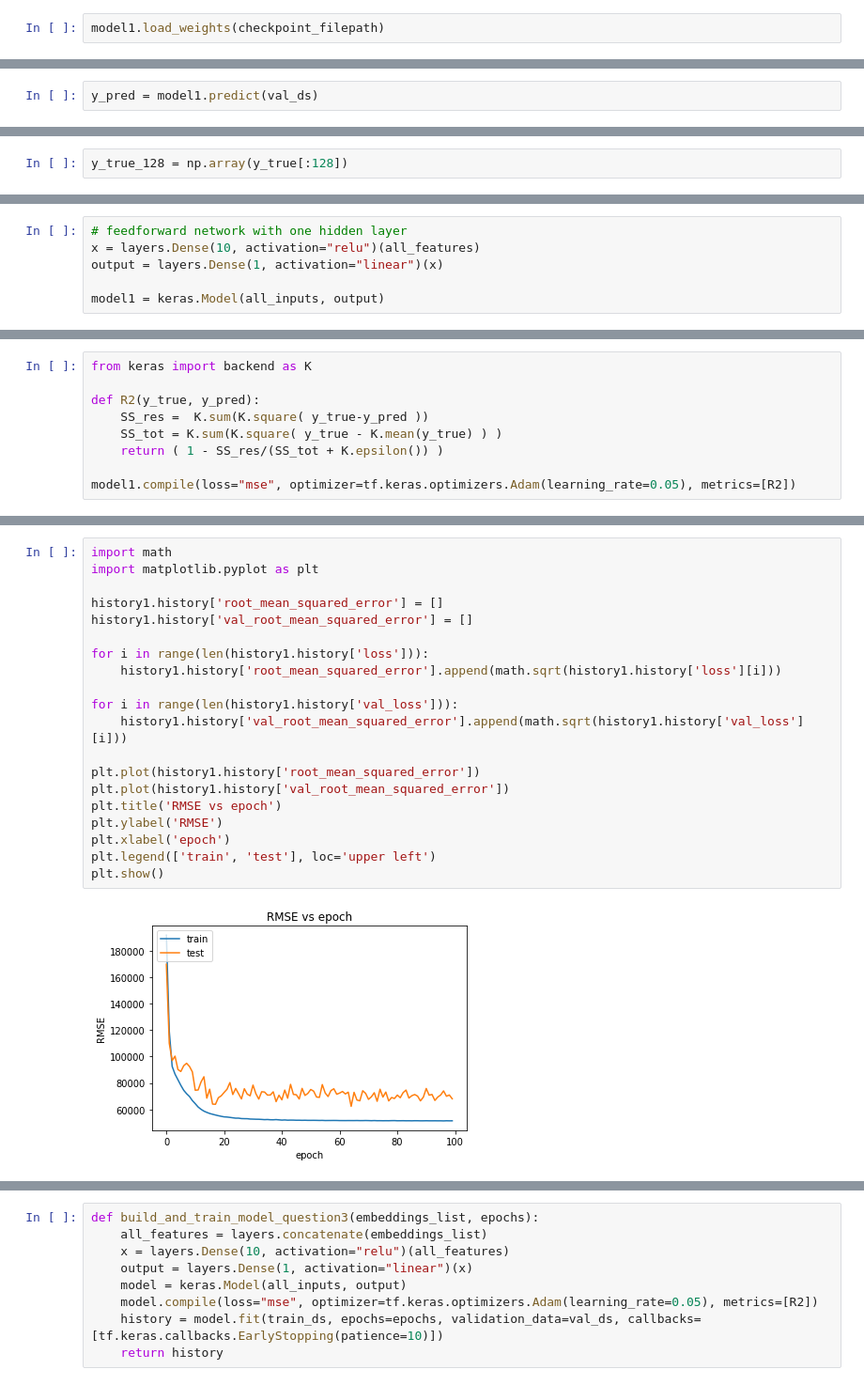
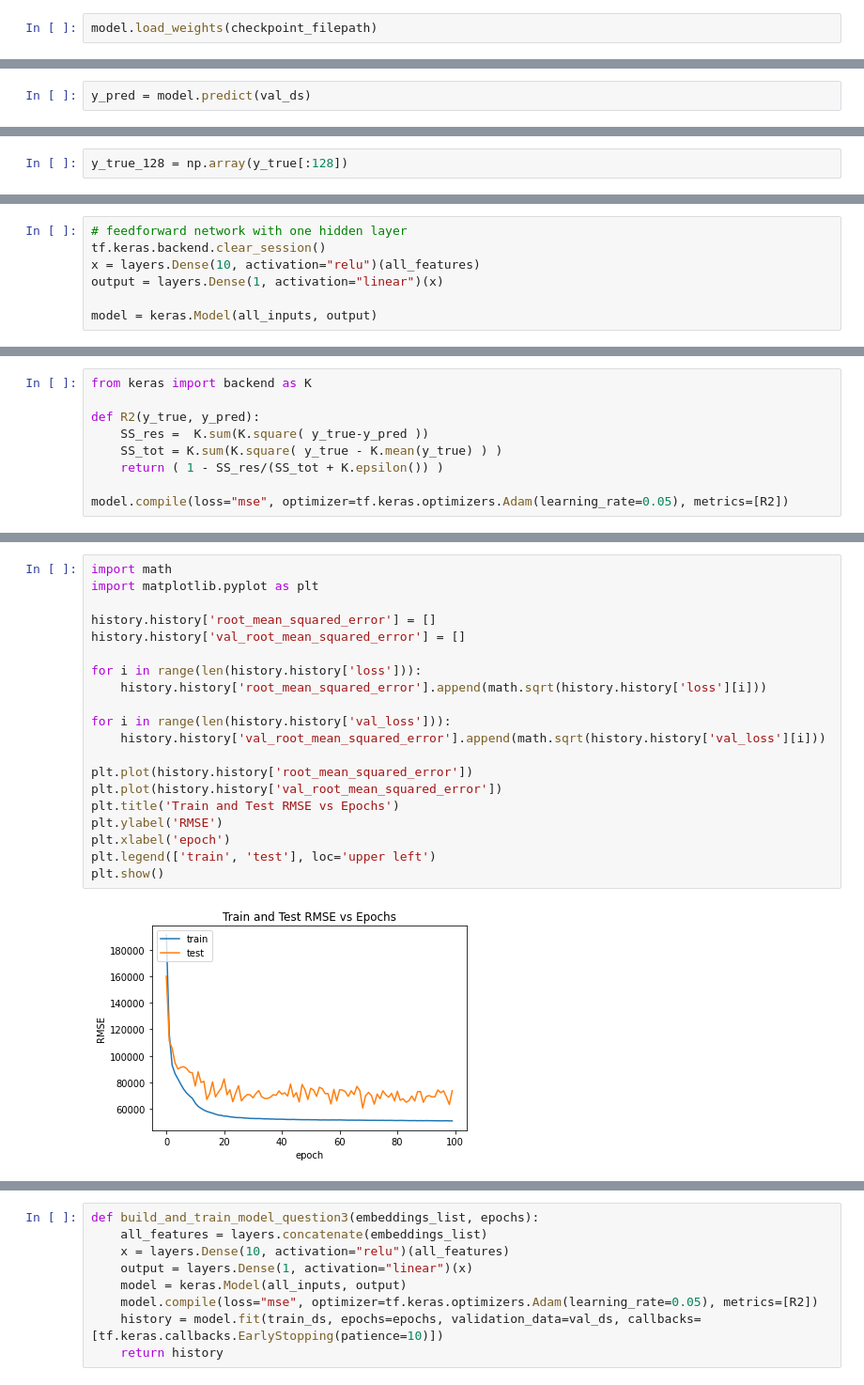
Before and after one commit to kirath2205/Neural-Network-Assignment-1, a Jupyter notebook: start_1b_Final.ipynb, the cells around one changed output, grey strips where cells are left out. Shown at 94% size. Saved outputs shown, nothing was run; the diff lists cells and outputs as text.

```diff
--- a/start_1b_Final.ipynb
+++ b/start_1b_Final.ipynb
@@ -293,9 +289,9 @@ Epoch 100/100
 # %%
-model1.load_weights(checkpoint_filepath)
+model.load_weights(checkpoint_filepath)
 # %% [output]
 <tensorflow.python.training.tracking.util.CheckpointLoadStatus at 0x...>
 # %%
-y_pred = model1.predict(val_ds)
+y_pred = model.predict(val_ds)
 # %%
 y_pred_128 = np.array(y_pred[:128])
 # %%
@@ -388,6 +391,7 @@ all_inputs = [
 # %%
 # feedforward network with one hidden layer
+tf.keras.backend.clear_session()
 x = layers.Dense(10, activation="relu")(all_features)
 output = layers.Dense(1, activation="linear")(x)
 
-model1 = keras.Model(all_inputs, output)
+model = keras.Model(all_inputs, output)
@@ -423,5 +433,5 @@ def R2(y_true, y_pred):
     SS_tot = K.sum(K.square( y_true - K.mean(y_true) ) )
     return ( 1 - SS_res/(SS_tot + K.epsilon()) )
 
-model1.compile(loss="mse", optimizer=tf.keras.optimizers.Adam(learning_rate=0.05), metrics=[R2])
+model.compile(loss="mse", optimizer=tf.keras.optimizers.Adam(learning_rate=0.05), metrics=[R2])
 # %%
@@ -448,23 +458,23 @@ Epoch 100/100
 # %%
 import math
 import matplotlib.pyplot as plt
 
-history1.history['root_mean_squared_error'] = []
-history1.history['val_root_mean_squared_error'] = []
+history.history['root_mean_squared_error'] = []
+history.history['val_root_mean_squared_error'] = []
 
-for i in range(len(history1.history['loss'])):
-    history1.history['root_mean_squared_error'].append(math.sqrt(history1.history['loss'][i]))
+for i in range(len(history.history['loss'])):
+    history.history['root_mean_squared_error'].append(math.sqrt(history.history['loss'][i]))
 
-for i in range(len(history1.history['val_loss'])):
-    history1.history['val_root_mean_squared_error'].append(math.sqrt(history1.history['val_loss'][i]))
+for i in range(len(history.history['val_loss'])):
+    history.history['val_root_mean_squared_error'].append(math.sqrt(history.history['val_loss'][i]))
 
-plt.plot(history1.history['root_mean_squared_error'])
-plt.plot(history1.history['val_root_mean_squared_error'])
-plt.title('RMSE vs epoch')
+plt.plot(history.history['root_mean_squared_error'])
+plt.plot(history.history['val_root_mean_squared_error'])
+plt.title('Train and Test RMSE vs Epochs')
 plt.ylabel('RMSE')
 plt.xlabel('epoch')
 plt.legend(['train', 'test'], loc='upper left')
 plt.show()
 # %% [output]
-[figure, old version]
+[figure, new version]
 # %%
```
Also changed, not shown: parts of 45 cells of this notebook.
